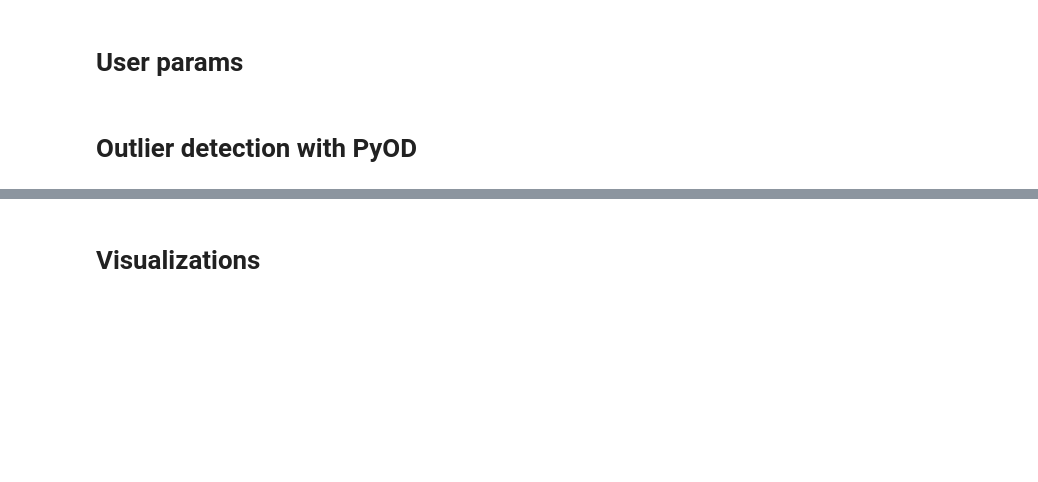
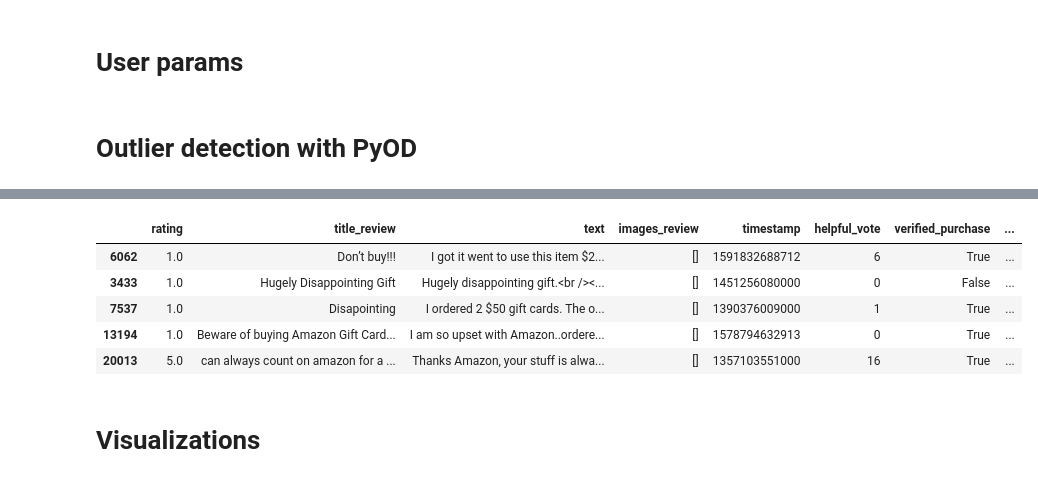
Before and after one commit to aRavanel/ReviewOutliers, a Jupyter notebook: notebooks/04_outlier_and_shift.ipynb, the cells around one changed output, grey strips where cells are left out. Saved outputs shown, nothing was run; the diff lists cells and outputs as text; code cells hidden in the pictures; blank space fills up the shorter version.

```diff
--- a/notebooks/04_outlier_and_shift.ipynb
+++ b/notebooks/04_outlier_and_shift.ipynb
@@ -48,3 +63,17 @@ FileNotFoundError: [Errno 2] No such file or directory: 'C:\\Users\\alexi\\WORKS
+# %%
+# add the score to the dataframe and sort it
+test_df_enriched["scores"] = scores_test
+test_df_sorted = test_df_enriched.sort_values(by='scores', ascending=False)
+
+# show top 10 rows
+display(test_df_sorted[col_to_look].head(5))
+# %% [output]
+|  | rating | title_review | text | images_review | timestamp | helpful_vote | verified_purchase | ... |
+| 6062 | 1.0 | Don’t buy!!! | I got it went to use this item $2... | [] | 1591832688712 | 6 | True | ... |
+| 3433 | 1.0 | Hugely Disappointing Gift | Hugely disappointing gift.<br /><... | [] | 1451256080000 | 0 | False | ... |
+| 7537 | 1.0 | Disapointing | I ordered 2 $50 gift cards. The o... | [] | 1390376009000 | 1 | True | ... |
+| 13194 | 1.0 | Beware of buying Amazon Gift Card... | I am so upset with Amazon..ordere... | [] | 1578794632913 | 0 | True | ... |
+| 20013 | 5.0 | can always count on amazon for a ... | Thanks Amazon, your stuff is alwa... | [] | 1357103551000 | 16 | True | ... |
 # %% [markdown]
 # Visualizations
 # %%
```
Also changed, not shown: parts of 5 cells of this notebook, 7 other files.
